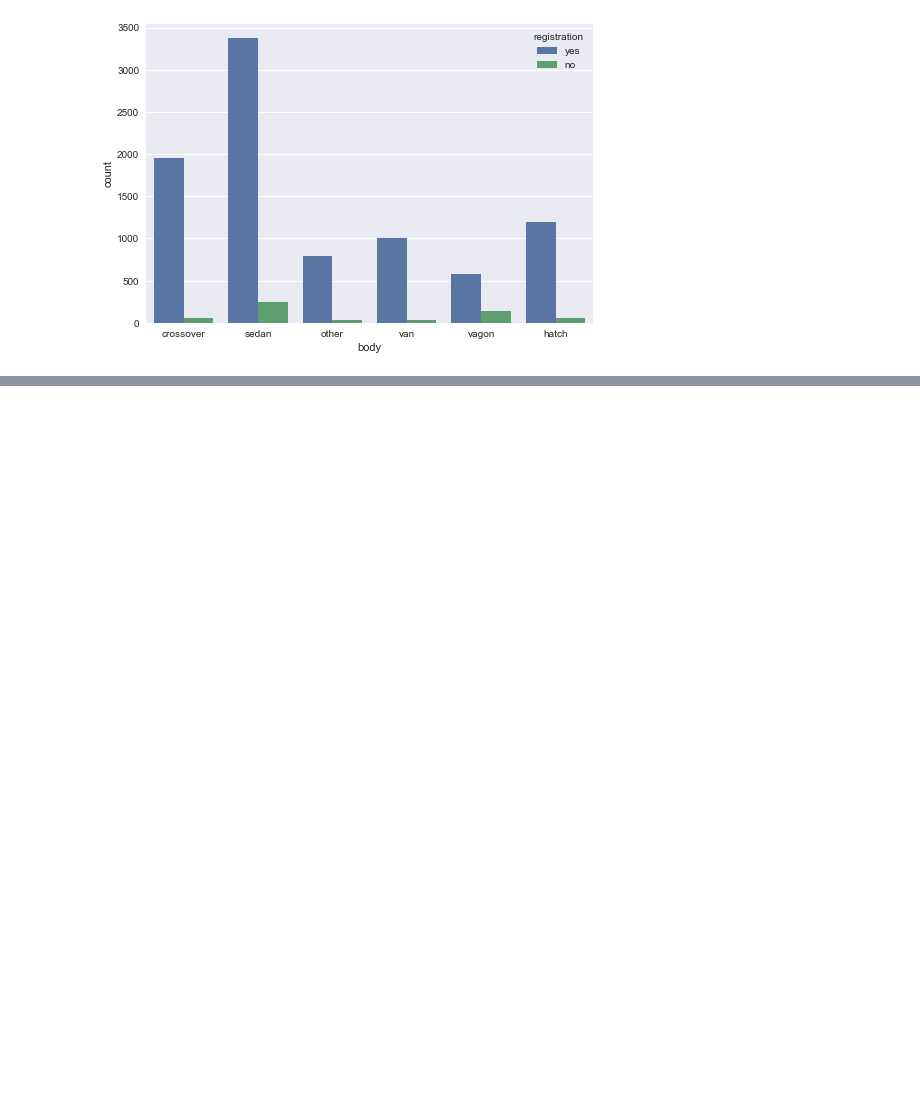
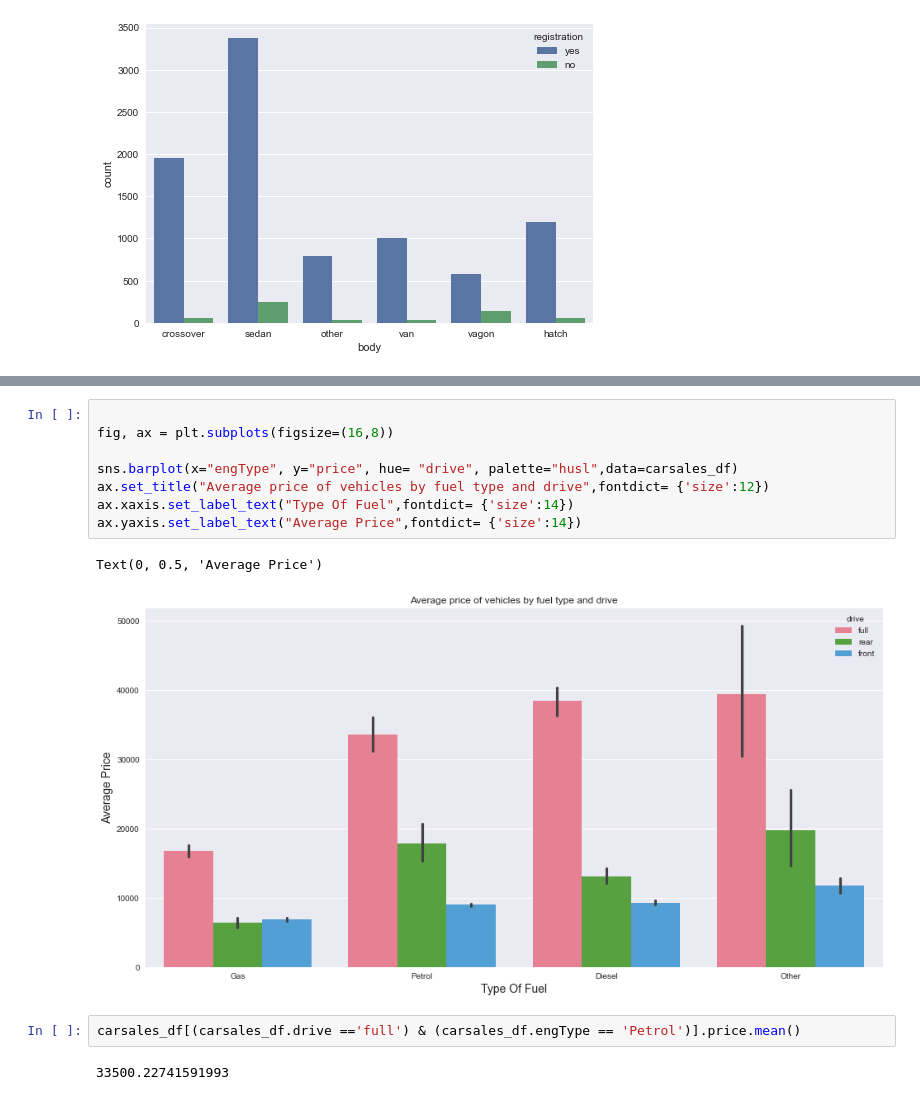
Before and after one commit to yoganandaraol/EDA_CarSales, a Jupyter notebook: EDA_CarSales_Project.ipynb, the cells around one changed output, grey strips where cells are left out. Saved outputs shown, nothing was run; the diff lists cells and outputs as text; blank space fills up the shorter version.

```diff
--- a/EDA_CarSales_Project.ipynb
+++ b/EDA_CarSales_Project.ipynb
@@ -1912,0 +1919,15 @@ sns.countplot(x='body', data=carsales_df, orient='h', hue='registration')
+# %%
+
+fig, ax = plt.subplots(figsize=(16,8))
+
+sns.barplot(x="engType", y="price", hue= "drive", palette="husl",data=carsales_df)
+ax.set_title("Average price of vehicles by fuel type and drive",fontdict= {'size':12})
+ax.xaxis.set_label_text("Type Of Fuel",fontdict= {'size':14})
+ax.yaxis.set_label_text("Average Price",fontdict= {'size':14})
+# %% [output]
+Text(0, 0.5, 'Average Price')
+[figure, added]
+# %%
+carsales_df[(carsales_df.drive =='full') & (carsales_df.engType == 'Petrol')].price.mean()
+# %% [output]
+33500.22741591993
```
Also changed, not shown: parts of 58 cells of this notebook.
